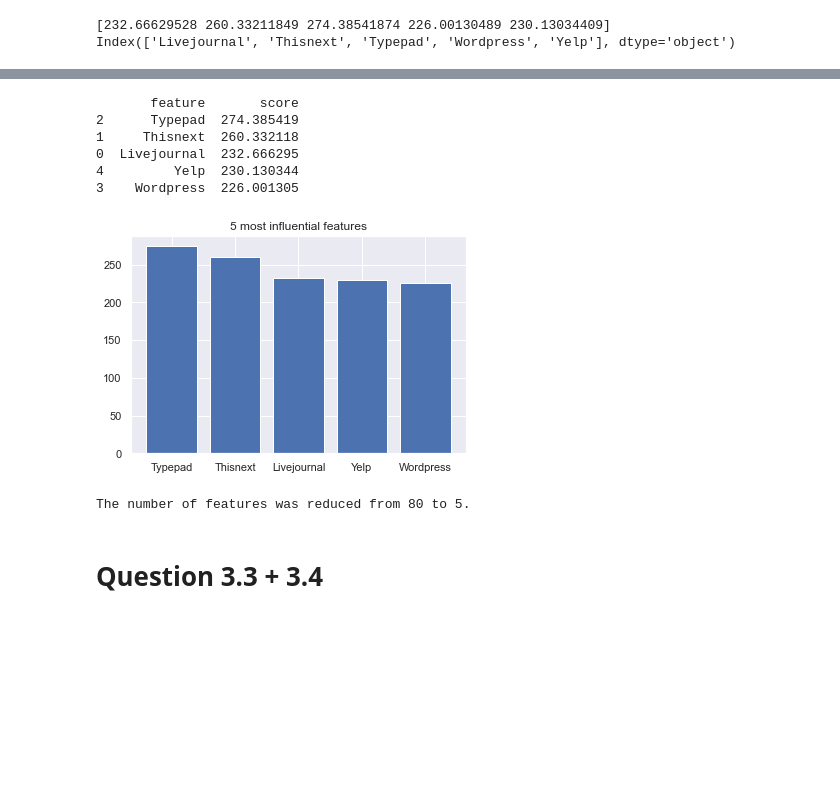
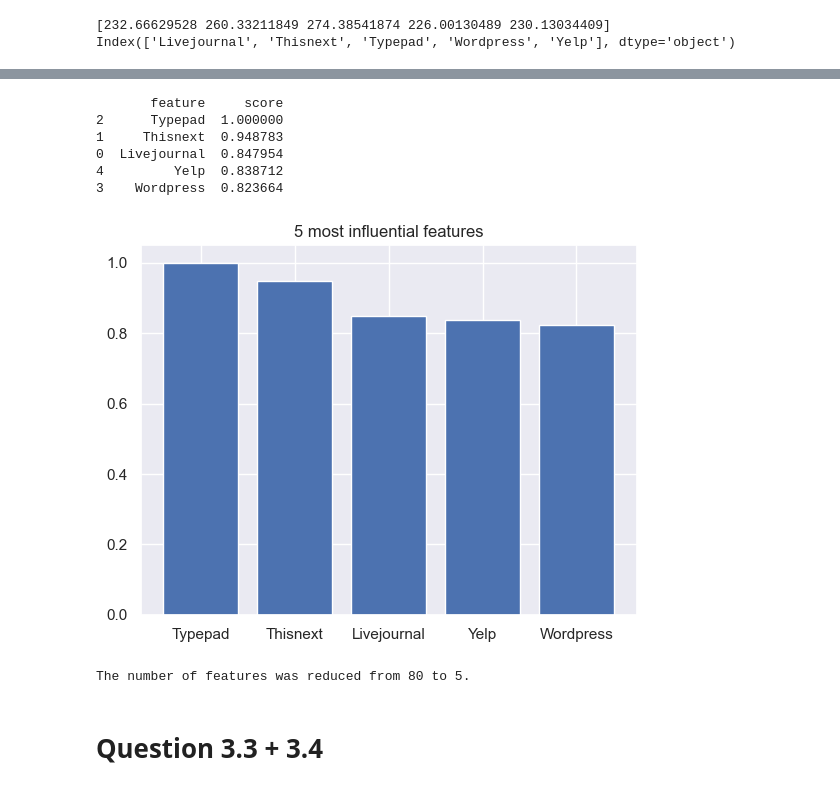
Before and after one commit to leobreo/ml_term2, a Jupyter notebook: assignment2/ml_ca2_handin.ipynb, the cells around one changed output, grey strips where cells are left out. Drawn from its saved outputs; the diff is of its cells as text; code cells hidden in the pictures; blank space fills up the shorter version.

```diff
--- a/assignment2/ml_ca2_handin.ipynb
+++ b/assignment2/ml_ca2_handin.ipynb
@@ -387,23 +388,26 @@ plt.show()
 # %%
 def plot_five_features(X, y, col):
     selector = SelectKBest(f_classif, k=5)
     selector.fit_transform(X, y)
-    b = pd.DataFrame({"feature": col[selector.get_support()], "score": selector.scores_[selector.get_support()]}).sort_values("score", ascending=False)
+    scores = selector.scores_[selector.get_support()]/selector.scores_[selector.get_support()].max()
+
+    b = pd.DataFrame({"feature": col[selector.get_support()], "score": scores}).sort_values("score", ascending=False)
     print(b)
+
     plt.bar(b["feature"], b["score"])
     plt.title("5 most influential features")
     plt.show()
     print(f"The number of features was reduced from {X.shape[-1]} to {X_new.shape[-1]}.")
 
 plot_five_features(X_train, y_train, columns)
 # %% [output]
-       feature       score
-2      Typepad  274.385419
-1     Thisnext  260.332118
-0  Livejournal  232.666295
-4         Yelp  230.130344
-3    Wordpress  226.001305
+       feature     score
+2      Typepad  1.000000
+1     Thisnext  0.948783
+0  Livejournal  0.847954
+4         Yelp  0.838712
+3    Wordpress  0.823664
-[figure, old version]
+[figure, new version]
 The number of features was reduced from 80 to 5.
 # %% [markdown]
 # Question 3.3 + 3.4
```
Also changed, not shown: parts of 5 cells of this notebook.
